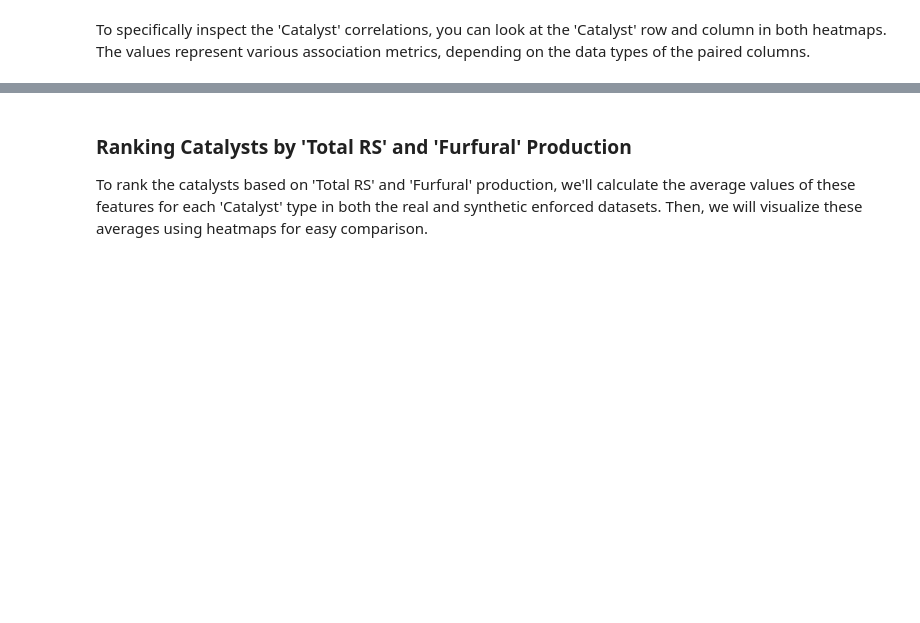
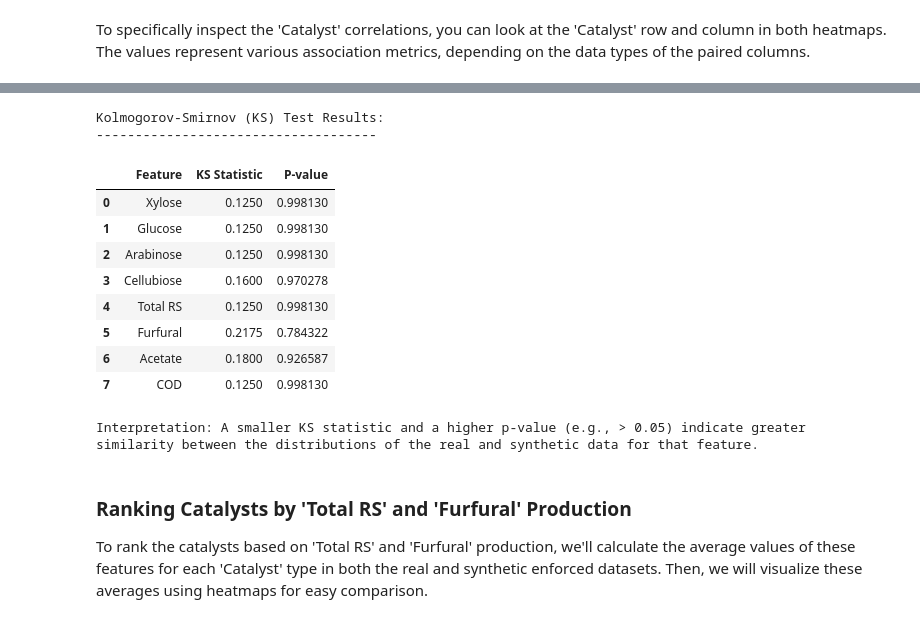
Before and after one commit to umraodeepika7-dotcom/ctgan, a Jupyter notebook: SDV_Synthesize_a_table_(CTGAN).ipynb, the cells around one changed output, grey strips where cells are left out. Drawn from its saved outputs; the diff is of its cells as text; code cells hidden in the pictures; blank space fills up the shorter version.

```diff
--- a/SDV_Synthesize_a_table_(CTGAN).ipynb
+++ b/SDV_Synthesize_a_table_(CTGAN).ipynb
@@ -521,3 +553,40 @@ ValueError: underlying array is read-only
+# %%
+from scipy.stats import kstest
+
+print("Kolmogorov-Smirnov (KS) Test Results:")
+print("------------------------------------")
+
+kstest_results = []
+
+for feature in numerical_features:
+    # Drop NA values to ensure the test runs correctly
+    real_values = real_data[feature].dropna()
+    synthetic_values = synthetic_data_enforced[feature].dropna()
+
+    # Ensure there are enough values for the test
+    if len(real_values) > 0 and len(synthetic_values) > 0:
+        statistic, p_value = kstest(real_values, synthetic_values)
+        kstest_results.append({'Feature': feature, 'KS Statistic': statistic, 'P-value': p_value})
+    else:
+        kstest_results.append({'Feature': feature, 'KS Statistic': 'N/A', 'P-value': 'N/A', 'Note': 'Insufficient data'})
+
+kstest_df = pd.DataFrame(kstest_results)
+display(kstest_df)
+
+print("\nInterpretation: A smaller KS statistic and a higher p-value (e.g., > 0.05) indicate greater similarity between the distributions of the real and synthetic data for that feature.")
+# %% [output]
+Kolmogorov-Smirnov (KS) Test Results:
+------------------------------------
+|  | Feature | KS Statistic | P-value |
+| 0 | Xylose | 0.1250 | 0.998130 |
+| 1 | Glucose | 0.1250 | 0.998130 |
+| 2 | Arabinose | 0.1250 | 0.998130 |
+| 3 | Cellubiose | 0.1600 | 0.970278 |
+| 4 | Total RS | 0.1250 | 0.998130 |
+| 5 | Furfural | 0.2175 | 0.784322 |
+| 6 | Acetate | 0.1800 | 0.926587 |
+| 7 | COD | 0.1250 | 0.998130 |
+Interpretation: A smaller KS statistic and a higher p-value (e.g., > 0.05) indicate greater similarity between the distributions of the real and synthetic data for that feature.
 # %% [markdown]
 ### Ranking Catalysts by 'Total RS' and 'Furfural' Production
 
```
Also changed, not shown: parts of 23 cells of this notebook.
